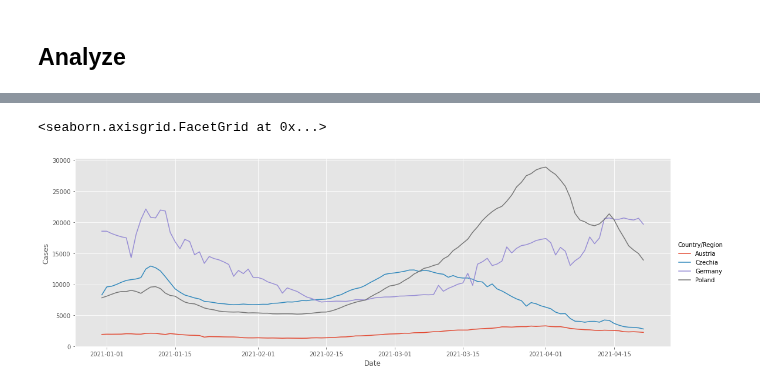
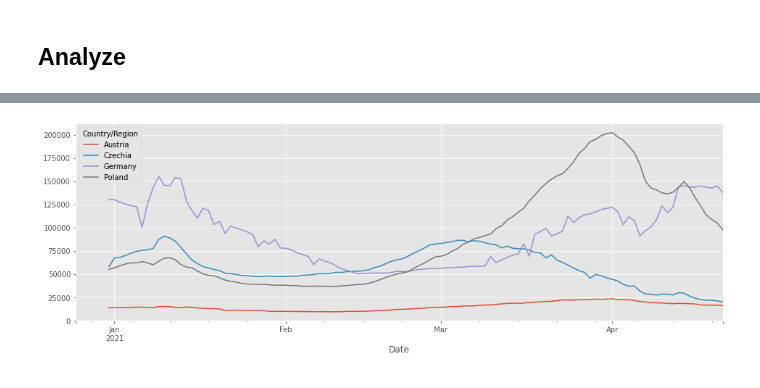
Before and after one commit to jaroslawr/jupyter-notebooks, a Jupyter notebook: dataset_covid/dataset_covid.ipynb, the cells around one changed output, grey strips where cells are left out. Cells and saved outputs as stored; diff of their text form; code cells hidden in the pictures.

```diff
--- a/dataset_covid/dataset_covid.ipynb
+++ b/dataset_covid/dataset_covid.ipynb
@@ -175,18 +170,17 @@ sns.relplot(data=cases_week_by_week(), x="Date", y="Cases", hue="Country/Region"
 # %%
-def cases_moving_average(days):
+def plot_moving_average_of_cases(days):
     # To compute the moving average you need more days than will be presented
     ma_date_from = date_from - timedelta(days=days)
 
-    return (
-        df[df["Country/Region"].isin(countries) &
-           (df["Date"] >= ma_date_from) &
-           (df["Date"] <= date_to)]
-        .groupby("Country/Region")
-        .rolling(days, on="Date")
-        .mean()
-    )
-
-sns.relplot(data=cases_moving_average(7), x="Date", y="Cases", hue="Country/Region", kind="line", aspect=3)
+    (df.loc[(countries, slice(ma_date_from, date_to)), :]
+     .groupby(level=0)
+     # rolling() does not support multi-indexes or level argument at the moment,
+     # the apply() call works around this
+     .apply(lambda df: df.rolling(days).sum())
+     .loc[:, "Cases"]
+     .unstack(level=0)
+     .plot(figsize=(16,5)))
-# %% [output]
-<seaborn.axisgrid.FacetGrid at 0x...>
-[figure, removed]
+# %%
+plot_moving_average_of_cases(days=7)
+# %% [output]
+[figure, added]
```
Also changed, not shown: parts of 13 cells of this notebook, 1 other file.
